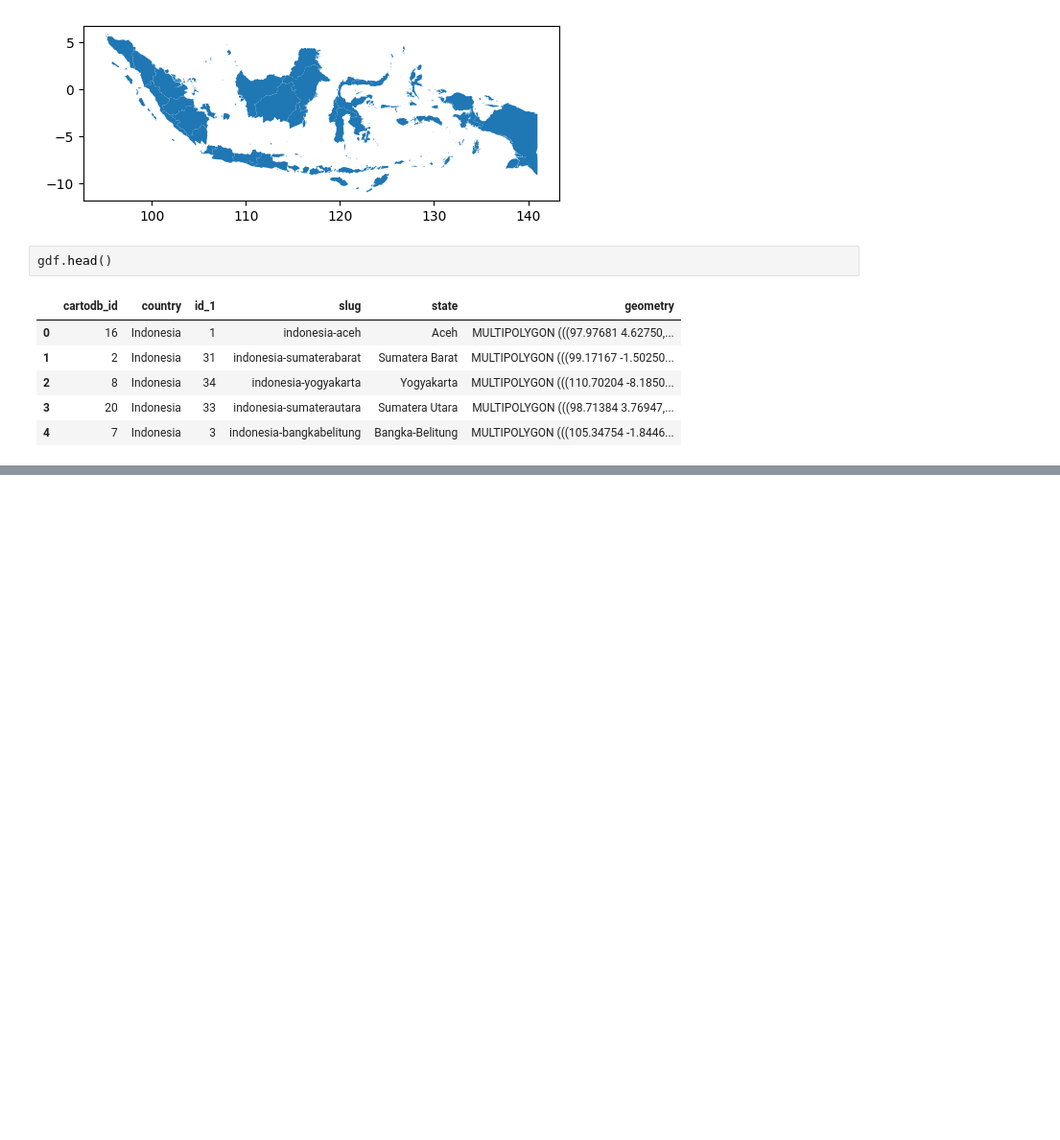
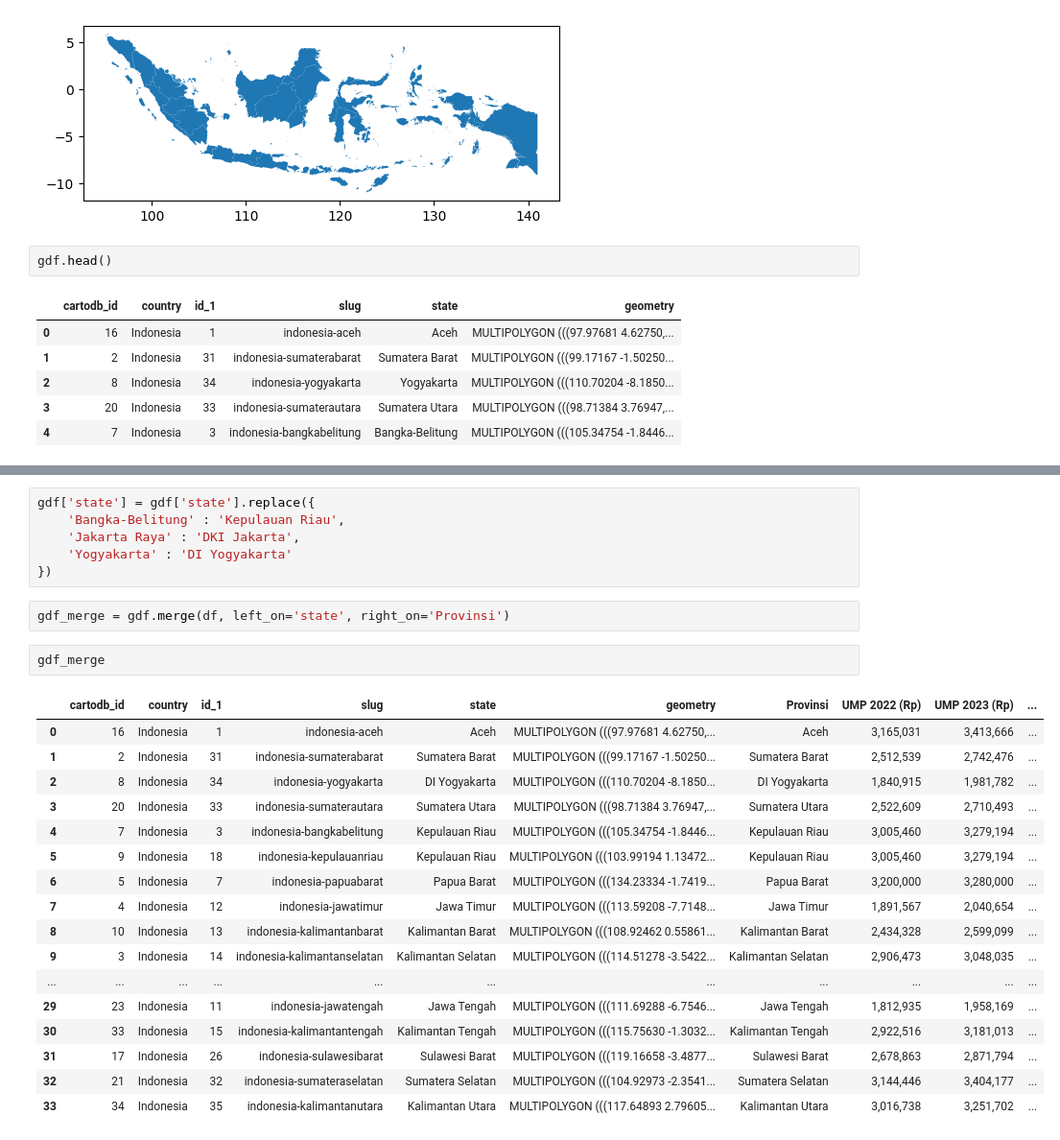
Before and after one commit to asaputra1995/ump-indonesia-2022-2023, a Jupyter notebook: UMP_Indonesia.ipynb, the cells around one changed output, grey strips where cells are left out. Shown at 96% size. Drawn from its saved outputs; the diff is of its cells as text; blank space fills up the shorter version.

```diff
--- a/UMP_Indonesia.ipynb
+++ b/UMP_Indonesia.ipynb
@@ -70,0 +96,28 @@ df.head()
+# %%
+gdf['state'] = gdf['state'].replace({
+    'Bangka-Belitung' : 'Kepulauan Riau',
+    'Jakarta Raya' : 'DKI Jakarta',
+    'Yogyakarta' : 'DI Yogyakarta'
+})
+# %%
+gdf_merge = gdf.merge(df, left_on='state', right_on='Provinsi')
+# %%
+gdf_merge
+# %% [output]
+|  | cartodb_id | country | id_1 | slug | state | geometry | Provinsi | UMP 2022 (Rp) | UMP 2023 (Rp) | ... |
+| 0 | 16 | Indonesia | 1 | indonesia-aceh | Aceh | MULTIPOLYGON (((97.97681 4.62750,... | Aceh | 3,165,031 | 3,413,666 | ... |
+| 1 | 2 | Indonesia | 31 | indonesia-sumaterabarat | Sumatera Barat | MULTIPOLYGON (((99.17167 -1.50250... | Sumatera Barat | 2,512,539 | 2,742,476 | ... |
+| 2 | 8 | Indonesia | 34 | indonesia-yogyakarta | DI Yogyakarta | MULTIPOLYGON (((110.70204 -8.1850... | DI Yogyakarta | 1,840,915 | 1,981,782 | ... |
+| 3 | 20 | Indonesia | 33 | indonesia-sumaterautara | Sumatera Utara | MULTIPOLYGON (((98.71384 3.76947,... | Sumatera Utara | 2,522,609 | 2,710,493 | ... |
+| 4 | 7 | Indonesia | 3 | indonesia-bangkabelitung | Kepulauan Riau | MULTIPOLYGON (((105.34754 -1.8446... | Kepulauan Riau | 3,005,460 | 3,279,194 | ... |
+| 5 | 9 | Indonesia | 18 | indonesia-kepulauanriau | Kepulauan Riau | MULTIPOLYGON (((103.99194 1.13472... | Kepulauan Riau | 3,005,460 | 3,279,194 | ... |
+| 6 | 5 | Indonesia | 7 | indonesia-papuabarat | Papua Barat | MULTIPOLYGON (((134.23334 -1.7419... | Papua Barat | 3,200,000 | 3,280,000 | ... |
+| 7 | 4 | Indonesia | 12 | indonesia-jawatimur | Jawa Timur | MULTIPOLYGON (((113.59208 -7.7148... | Jawa Timur | 1,891,567 | 2,040,654 | ... |
+| 8 | 10 | Indonesia | 13 | indonesia-kalimantanbarat | Kalimantan Barat | MULTIPOLYGON (((108.92462 0.55861... | Kalimantan Barat | 2,434,328 | 2,599,099 | ... |
+| 9 | 3 | Indonesia | 14 | indonesia-kalimantanselatan | Kalimantan Selatan | MULTIPOLYGON (((114.51278 -3.5422... | Kalimantan Selatan | 2,906,473 | 3,048,035 | ... |
+| ... | ... | ... | ... | ... | ... | ... | ... | ... | ... | ... |
+| 29 | 23 | Indonesia | 11 | indonesia-jawatengah | Jawa Tengah | MULTIPOLYGON (((111.69288 -6.7546... | Jawa Tengah | 1,812,935 | 1,958,169 | ... |
+| 30 | 33 | Indonesia | 15 | indonesia-kalimantantengah | Kalimantan Tengah | MULTIPOLYGON (((115.75630 -1.3032... | Kalimantan Tengah | 2,922,516 | 3,181,013 | ... |
+| 31 | 17 | Indonesia | 26 | indonesia-sulawesibarat | Sulawesi Barat | MULTIPOLYGON (((119.16658 -3.4877... | Sulawesi Barat | 2,678,863 | 2,871,794 | ... |
+| 32 | 21 | Indonesia | 32 | indonesia-sumateraselatan | Sumatera Selatan | MULTIPOLYGON (((104.92973 -2.3541... | Sumatera Selatan | 3,144,446 | 3,404,177 | ... |
+| 33 | 34 | Indonesia | 35 | indonesia-kalimantanutara | Kalimantan Utara | MULTIPOLYGON (((117.64893 2.79605... | Kalimantan Utara | 3,016,738 | 3,251,702 | ... |
```
Also changed, not shown: parts of 3 cells of this notebook.
